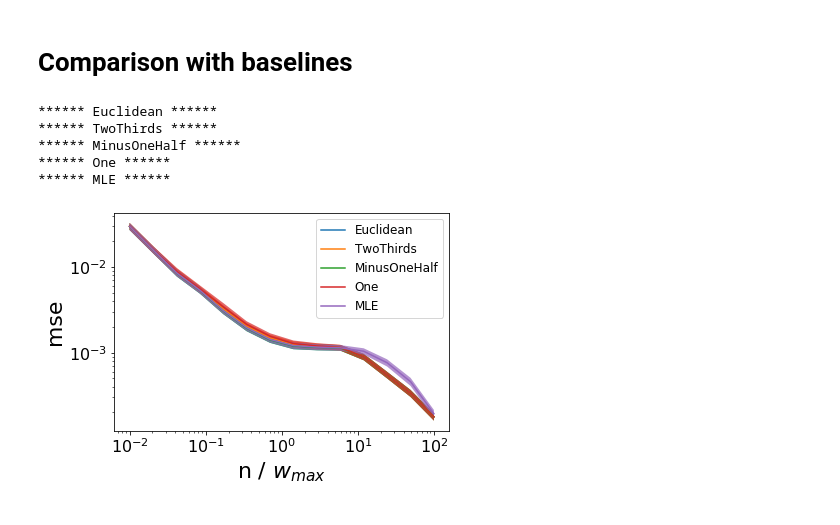
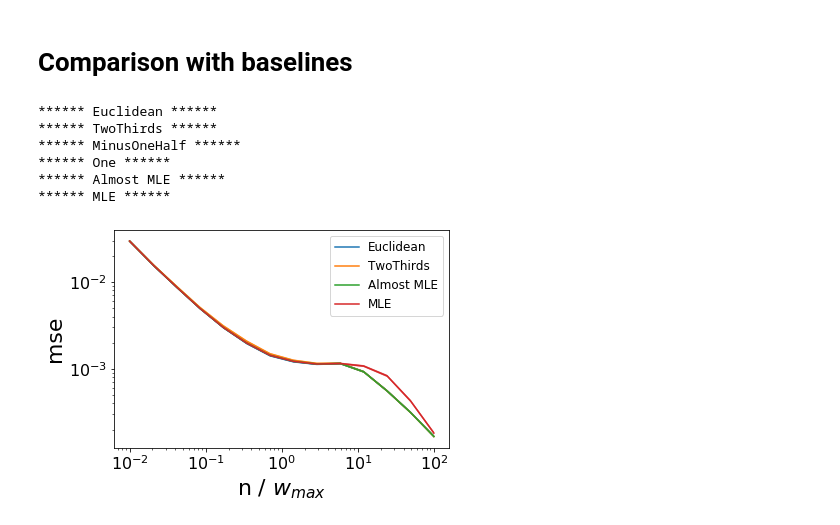
Before and after one commit to pmineiro/elfcb, a Jupyter notebook: EuclideanEstimate.ipynb, the cells around one changed output. Saved outputs shown, nothing was run; the diff lists cells and outputs as text; code cells hidden in the pictures.

Commit message:
almost mle acts like euclidean and not mle (?)

```diff
--- a/EuclideanEstimate.ipynb
+++ b/EuclideanEstimate.ipynb
@@ -484,13 +490,13 @@ class CressieRead:
         if False:
 #             import MLE.MLE
 #             from numpy import array as arr
-#             MLE.MLE.gradcheck(f = lambda x: CressieRead.dualobjective(x[0], x[1], data, n, facscalefaclampow, scalefac, lam),
-#                               jac = lambda x: arr(CressieRead.jacdualobjective(x[0], x[1], data, n, facscalefaclampow, scalefac, lam)),
+#             MLE.MLE.gradcheck(f = lambda x: CressieRead.dualobjective(x[0], x[1], data, n, lam),
+#                               jac = lambda x: arr(CressieRead.jacdualobjective(x[0], x[1], data, n, lam)),
 #                               x = x0,
 #                               what='dualobjective',
 #                               eps = 1e-6)
-#             MLE.MLE.hesscheck(jac = lambda x: arr(CressieRead.jacdualobjective(x[0], x[1], data, n, facscalefaclampow, scalefac, lam)),
-#                               hess = lambda x: arr(CressieRead.hessdualobjective(x[0], x[1], data, n, facscalefaclampow, scalefac, lam)),
+#             MLE.MLE.hesscheck(jac = lambda x: arr(CressieRead.jacdualobjective(x[0], x[1], data, n, lam)),
+#                               hess = lambda x: arr(CressieRead.hessdualobjective(x[0], x[1], data, n, lam)),
 #                               x = x0,
 #                               what='jacdualobjective')
             pass
@@ -540,11 +546,12 @@ for (name, method) in [
                         ('TwoThirds', lambda *args, **kwargs: CressieRead.estimate(*args, **kwargs, lam=2/3)),
                         ('MinusOneHalf', lambda *args, **kwargs: CressieRead.estimate(*args, **kwargs, lam=-1/2)),
                         ('One', lambda *args, **kwargs: CressieRead.estimate(*args, **kwargs, lam=1)),
+                        ('Almost MLE', lambda *args, **kwargs: CressieRead.estimate(*args, **kwargs, lam=1e-2)),
                         ('MLE', lambda data, **kwargs: MLE.MLE.estimate(datagen=lambda: data, **kwargs)[0]),
                       ]:
     print('****** {} ******'.format(name))
     res = []
-    for zzz in produceresults(getenv()[0], method, numpts=14, ndataperpt=1000):
+    for zzz in produceresults(getenv()[0], method, numpts=14, ndataperpt=10000):
         res.append(zzz)
 #         print('{}'.format(zzz), flush=True)
     wmax = getenv()[2][1]
@@ -557,6 +564,7 @@ pickle.dump( allres, open( "epsilongreedy_estimate_euclideanres.p", "wb" ) )
 ****** TwoThirds ******
 ****** MinusOneHalf ******
 ****** One ******
+****** Almost MLE ******
 ****** MLE ******
 # %%
 %matplotlib inline
@@ -601,31 +609,34 @@ class FlassPlot:
 
     @staticmethod
     def savefig(filename):
         import matplotlib.pyplot as plt
 
         plt.savefig(filename, bbox_inches='tight')
 
     @staticmethod
     def plt():
         import matplotlib.pyplot as plt
 
         return plt
 
 import pickle
 allres = pickle.load(open( "epsilongreedy_estimate_euclideanres.p", "rb" ) )
 
 renameit = { }
+skip = { 'MinusOneHalf': 1, 'One': 1 }
 FlassPlot.forpaper()
 for name, res in allres:
+    if name in skip:
+        continue
     x = [ x[0] for x in res ]
     y = [ x[1]['mse'] for x in res ]
     ylo = [ x[1]['mse'] - 1.96 * x[1]['msestd'] for x in res ]
     yhi = [ x[1]['mse'] + 1.96 * x[1]['msestd'] for x in res ]
     FlassPlot.plt().loglog([ x[0] for x in res ], [ x[1]['mse'] for x in res ], label=renameit.get(name, name))
     FlassPlot.plt().fill_between(x, ylo, yhi, alpha=0.7)
 FlassPlot.plt().legend()
 
 FlassPlot.axeslabel('n / $w_{max}$', 'mse')
 #FlassPlot.plt().savefig("epsilongreedy_mse.pdf", bbox_inches='tight')
 # %% [output]
-[figure, old version]
+[figure, new version]
```
Also changed, not shown: parts of 2 cells of this notebook.
